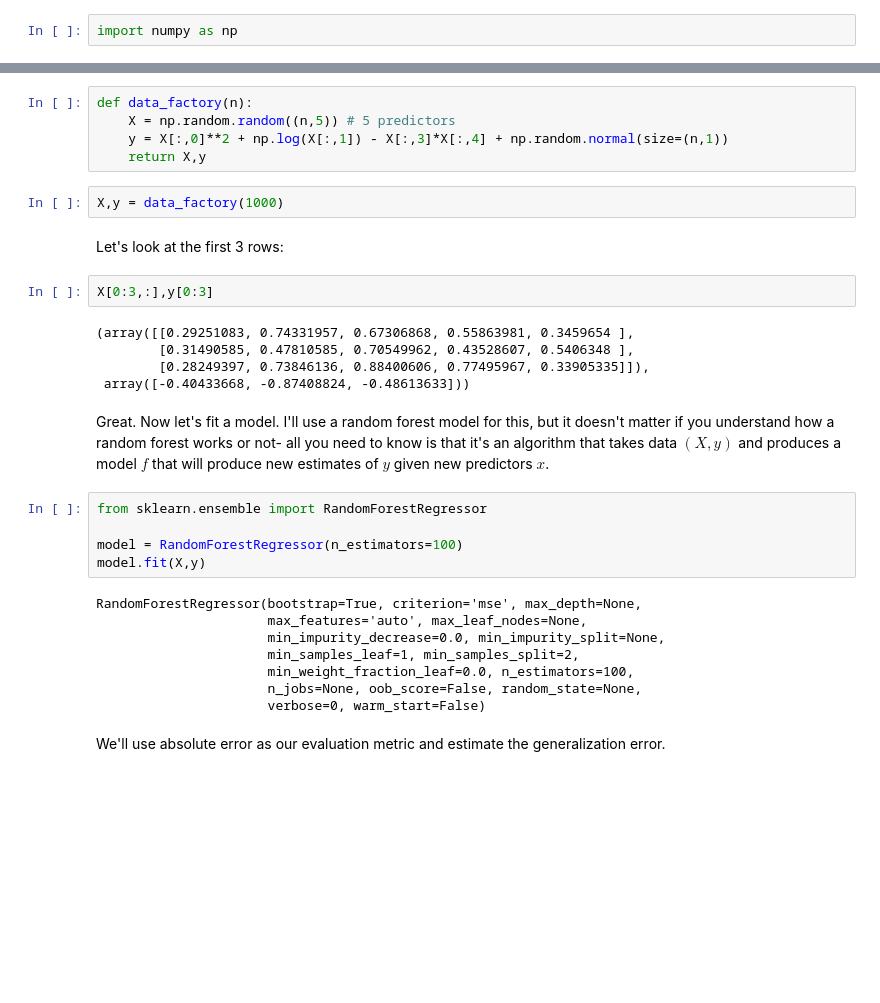
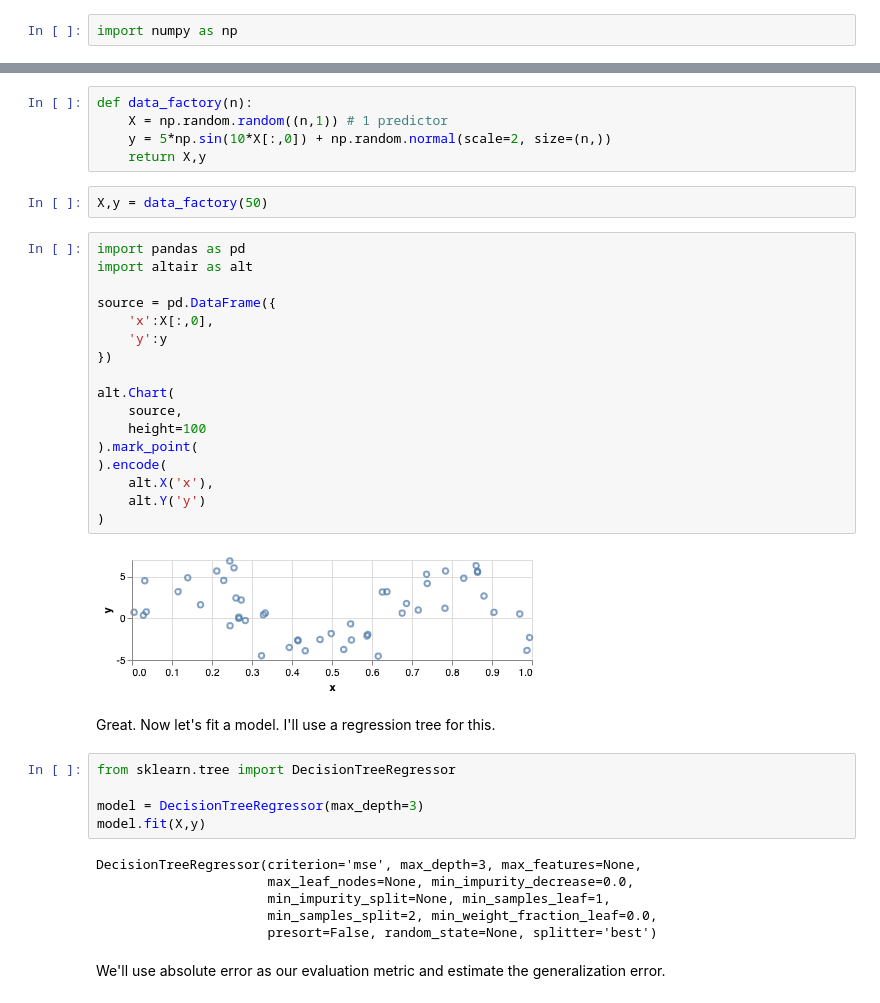
Before and after one commit to alejandroschuler/CSL, a Jupyter notebook: docs/content/model-eval/model-eval.ipynb, the cells around one changed output, grey strips where cells are left out. Drawn from its saved outputs; the diff is of its cells as text; blank space fills up the shorter version.

```diff
--- a/docs/content/model-eval/model-eval.ipynb
+++ b/docs/content/model-eval/model-eval.ipynb
@@ -74,34 +66,42 @@ array([[-0.38818222],
 # %%
 def data_factory(n):
-    X = np.random.random((n,5)) # 5 predictors
-    y = X[:,0]**2 + np.log(X[:,1]) - X[:,3]*X[:,4] + np.random.normal(size=(n,1))
+    X = np.random.random((n,1)) # 1 predictor
+    y = 5*np.sin(10*X[:,0]) + np.random.normal(scale=2, size=(n,))
     return X,y
 # %%
-X,y = data_factory(1000)
+X,y = data_factory(50)
-# %% [markdown]
-Let's look at the first 3 rows:
-# %%
-X[0:3,:],y[0:3]
-# %% [output]
-(array([[0.29251083, 0.74331957, 0.67306868, 0.55863981, 0.3459654 ],
-        [0.31490585, 0.47810585, 0.70549962, 0.43528607, 0.5406348 ],
-        [0.28249397, 0.73846136, 0.88400606, 0.77495967, 0.33905335]]),
- array([-0.40433668, -0.87408824, -0.48613633]))
-# %% [markdown]
-Great. Now let's fit a model. I'll use a random forest model for this, but it doesn't matter if you understand how a random forest works or not- all you need to know is that it's an algorithm that takes data $(X,y)$ and produces a model $f$ that will produce new estimates of $y$ given new predictors $x$.
+# %%
+import pandas as pd
+import altair as alt
+
+source = pd.DataFrame({
+    'x':X[:,0],
+    'y':y
+})
+
+alt.Chart(
+    source,
+    height=100
+).mark_point(
+).encode(
+    alt.X('x'),
+    alt.Y('y')
+)
+# %% [output]
+[figure, added]
+# %% [markdown]
+Great. Now let's fit a model. I'll use a regression tree for this.
 # %%
-from sklearn.ensemble import RandomForestRegressor
+from sklearn.tree import DecisionTreeRegressor
 
-model = RandomForestRegressor(n_estimators=100)
+model = DecisionTreeRegressor(max_depth=3)
 model.fit(X,y)
 # %% [output]
-RandomForestRegressor(bootstrap=True, criterion='mse', max_depth=None,
-                      max_features='auto', max_leaf_nodes=None,
-                      min_impurity_decrease=0.0, min_impurity_split=None,
-                      min_samples_leaf=1, min_samples_split=2,
-                      min_weight_fraction_leaf=0.0, n_estimators=100,
-                      n_jobs=None, oob_score=False, random_state=None,
-                      verbose=0, warm_start=False)
+DecisionTreeRegressor(criterion='mse', max_depth=3, max_features=None,
+                      max_leaf_nodes=None, min_impurity_decrease=0.0,
+                      min_impurity_split=None, min_samples_leaf=1,
+                      min_samples_split=2, min_weight_fraction_leaf=0.0,
+                      presort=False, random_state=None, splitter='best')
 # %% [markdown]
 We'll use absolute error as our evaluation metric and estimate the generalization error.
 # %%
```
Also changed, not shown: parts of 39 cells of this notebook, 34 other files.
